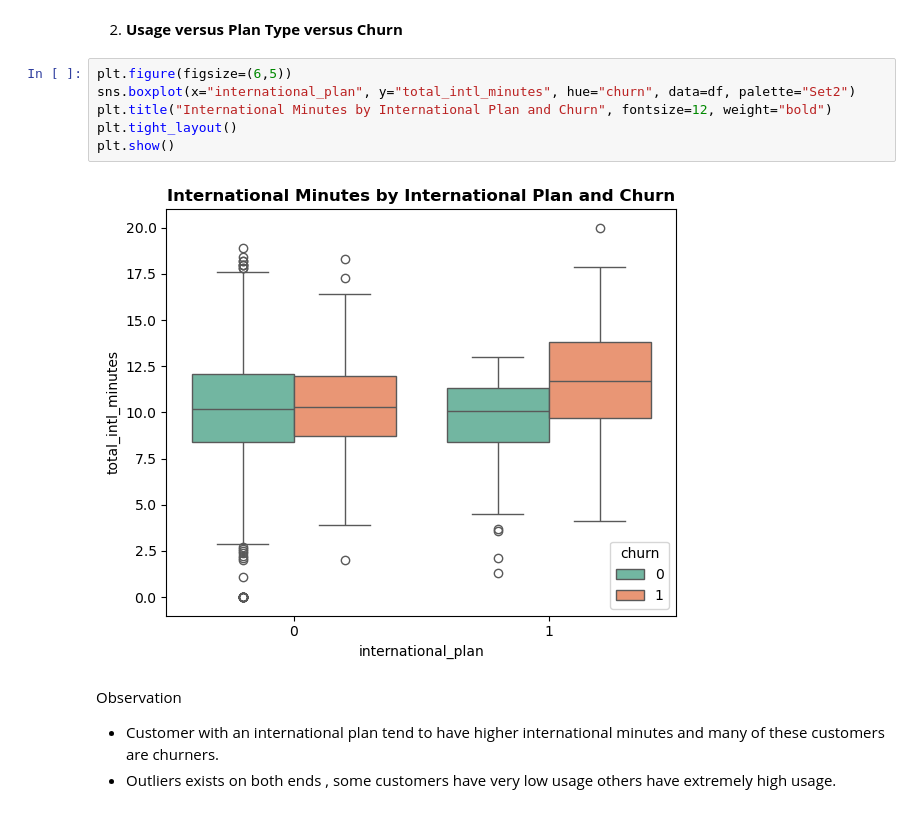
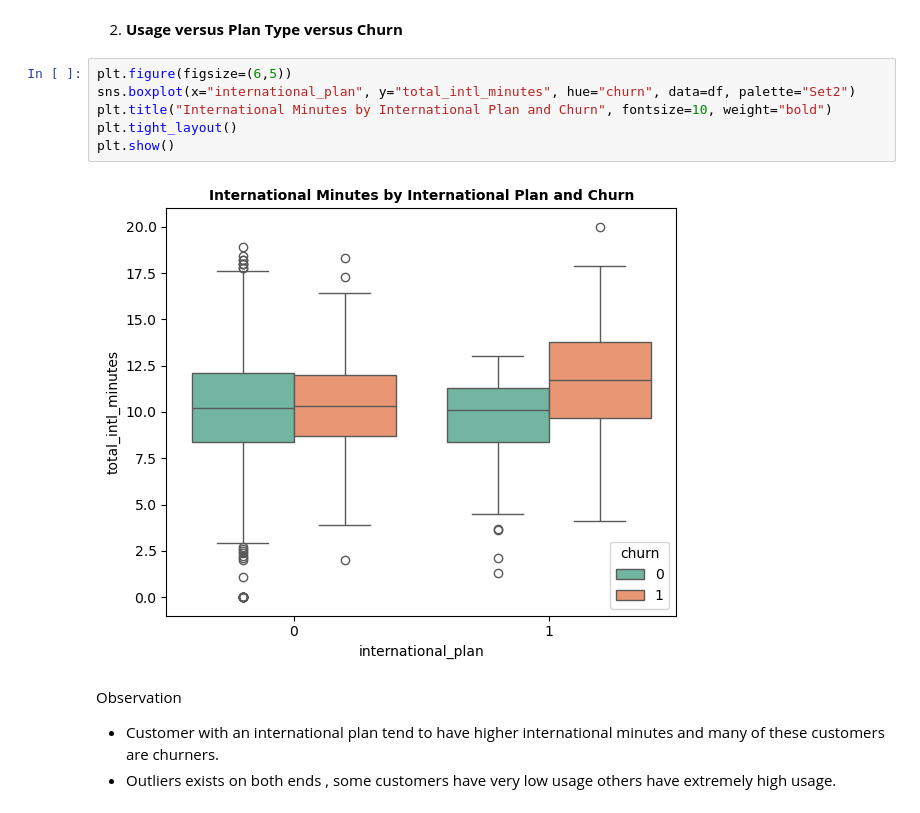
Before and after one commit to Mercykirwa25/End_Phase_3_Project, a Jupyter notebook: Churn_dataset.ipynb, the cells around one changed output. Drawn from its saved outputs; the diff is of its cells as text.

```diff
--- a/Churn_dataset.ipynb
+++ b/Churn_dataset.ipynb
@@ -595,11 +597,11 @@ Observation
 # %%
 plt.figure(figsize=(6,5))
 sns.boxplot(x="international_plan", y="total_intl_minutes", hue="churn", data=df, palette="Set2")
-plt.title("International Minutes by International Plan and Churn", fontsize=12, weight="bold")
+plt.title("International Minutes by International Plan and Churn", fontsize=10, weight="bold")
 plt.tight_layout()
 plt.show()
 # %% [output]
-[figure, old version]
+[figure, new version]
 # %% [markdown]
 Observation
 - Customer with an international plan tend to have higher international minutes and many of these customers are churners.
```
Also changed, not shown: parts of 16 cells of this notebook.
